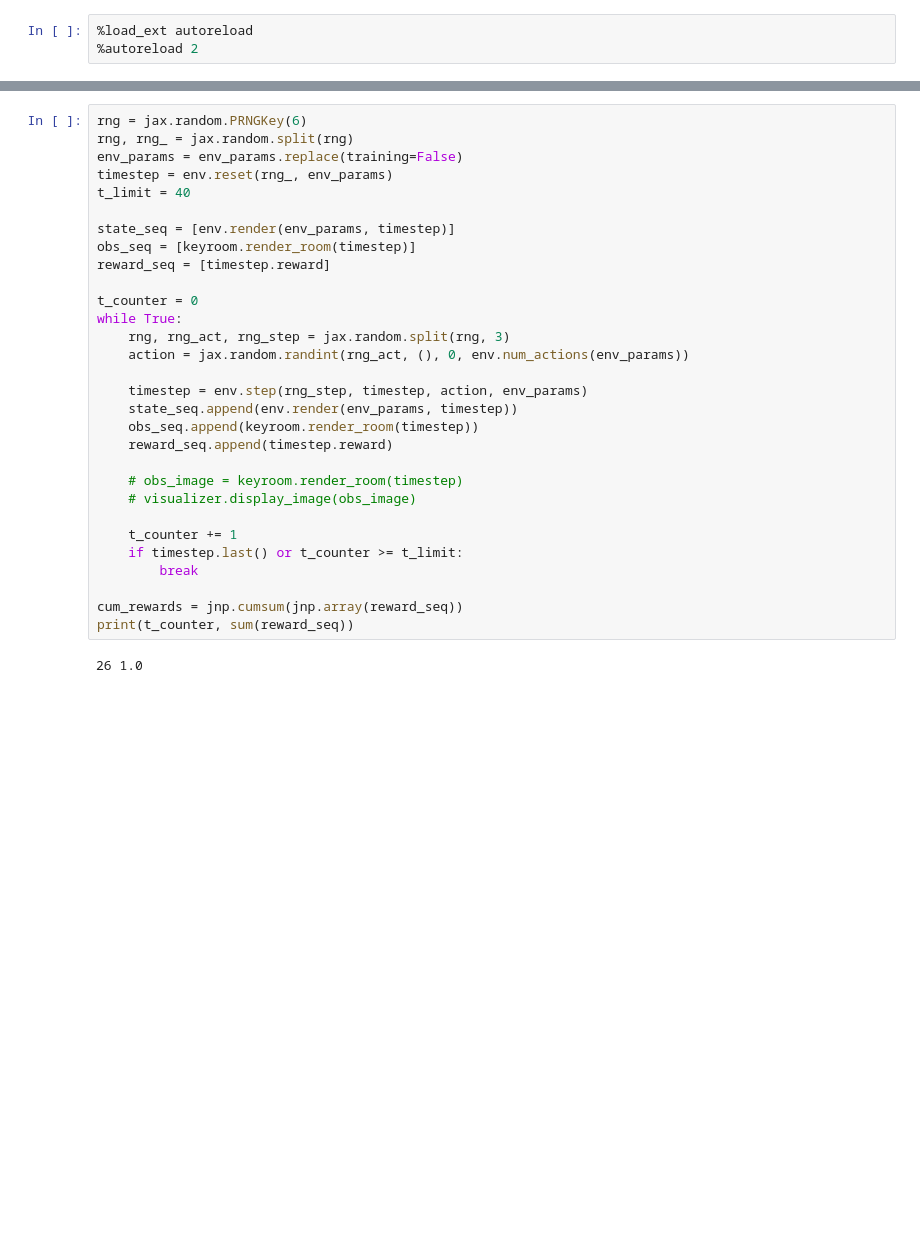
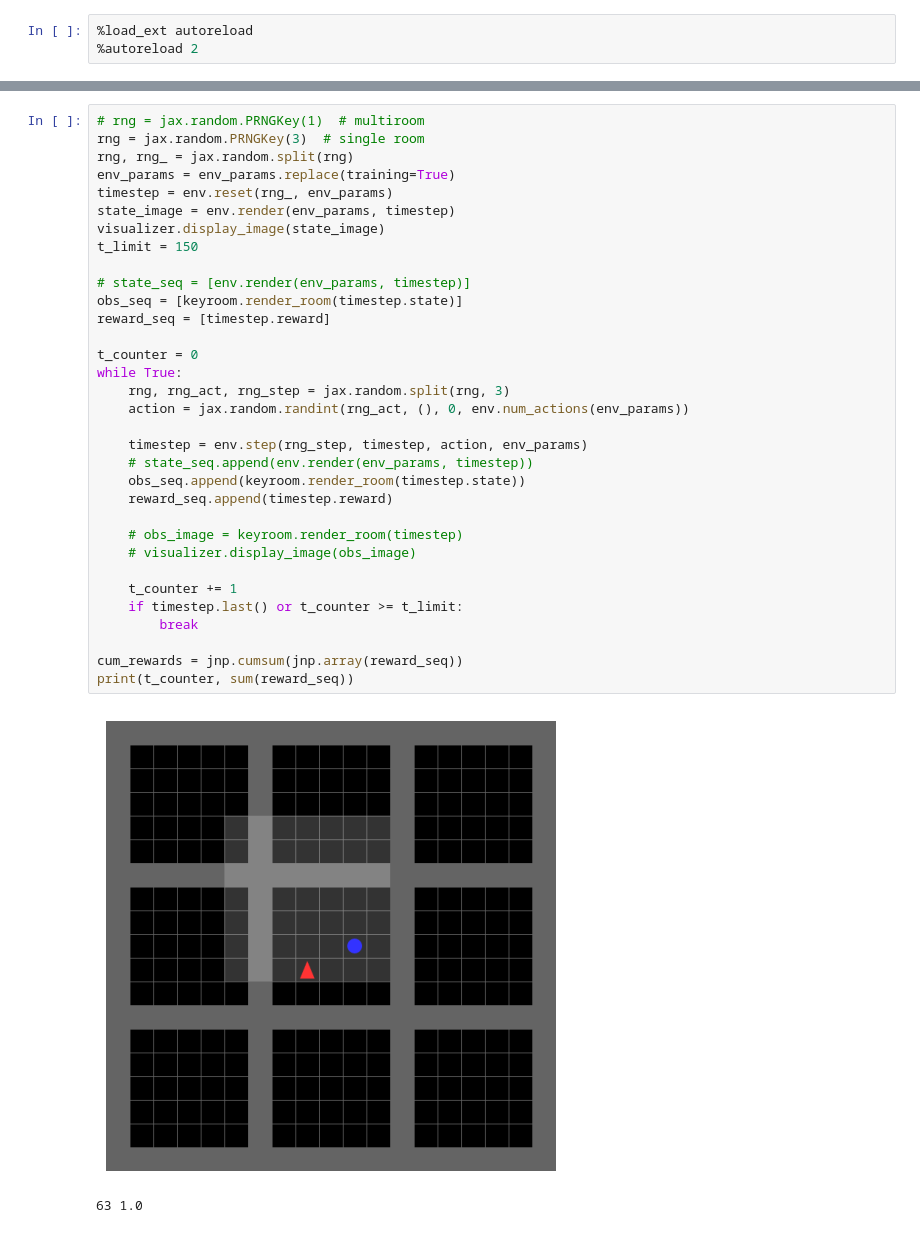
Before and after one commit to wcarvalho/jaxneurorl, a Jupyter notebook: projects/humansf/keyroom-test.ipynb, the cells around one changed output, grey strips where cells are left out. Saved outputs shown, nothing was run; the diff lists cells and outputs as text; blank space fills up the shorter version.

```diff
--- a/projects/humansf/keyroom-test.ipynb
+++ b/projects/humansf/keyroom-test.ipynb
@@ -59,34 +79,38 @@ Observation(image=(7, 7, 34), task_w=(4,), state_features=(4,), has_occurred=(4,
 # %%
-rng = jax.random.PRNGKey(6)
+# rng = jax.random.PRNGKey(1)  # multiroom
+rng = jax.random.PRNGKey(3)  # single room
 rng, rng_ = jax.random.split(rng)
-env_params = env_params.replace(training=False)
+env_params = env_params.replace(training=True)
 timestep = env.reset(rng_, env_params)
-t_limit = 40
+state_image = env.render(env_params, timestep)
+visualizer.display_image(state_image)
+t_limit = 150
 
-state_seq = [env.render(env_params, timestep)]
-obs_seq = [keyroom.render_room(timestep)]
+# state_seq = [env.render(env_params, timestep)]
+obs_seq = [keyroom.render_room(timestep.state)]
 reward_seq = [timestep.reward]
 
 t_counter = 0
 while True:
     rng, rng_act, rng_step = jax.random.split(rng, 3)
     action = jax.random.randint(rng_act, (), 0, env.num_actions(env_params))
 
     timestep = env.step(rng_step, timestep, action, env_params)
-    state_seq.append(env.render(env_params, timestep))
-    obs_seq.append(keyroom.render_room(timestep))
+    # state_seq.append(env.render(env_params, timestep))
+    obs_seq.append(keyroom.render_room(timestep.state))
     reward_seq.append(timestep.reward)
 
     # obs_image = keyroom.render_room(timestep)
     # visualizer.display_image(obs_image)
 
     t_counter += 1
     if timestep.last() or t_counter >= t_limit:
         break
 
 cum_rewards = jnp.cumsum(jnp.array(reward_seq))
 print(t_counter, sum(reward_seq))
 # %% [output]
+[figure, added]
-26 1.0
+63 1.0
 # %%
 vis = visualizer.Visualizer(env, env_params, obs_seq, cum_rewards)
```
Also changed, not shown: parts of 6 cells of this notebook, 2 other files.
